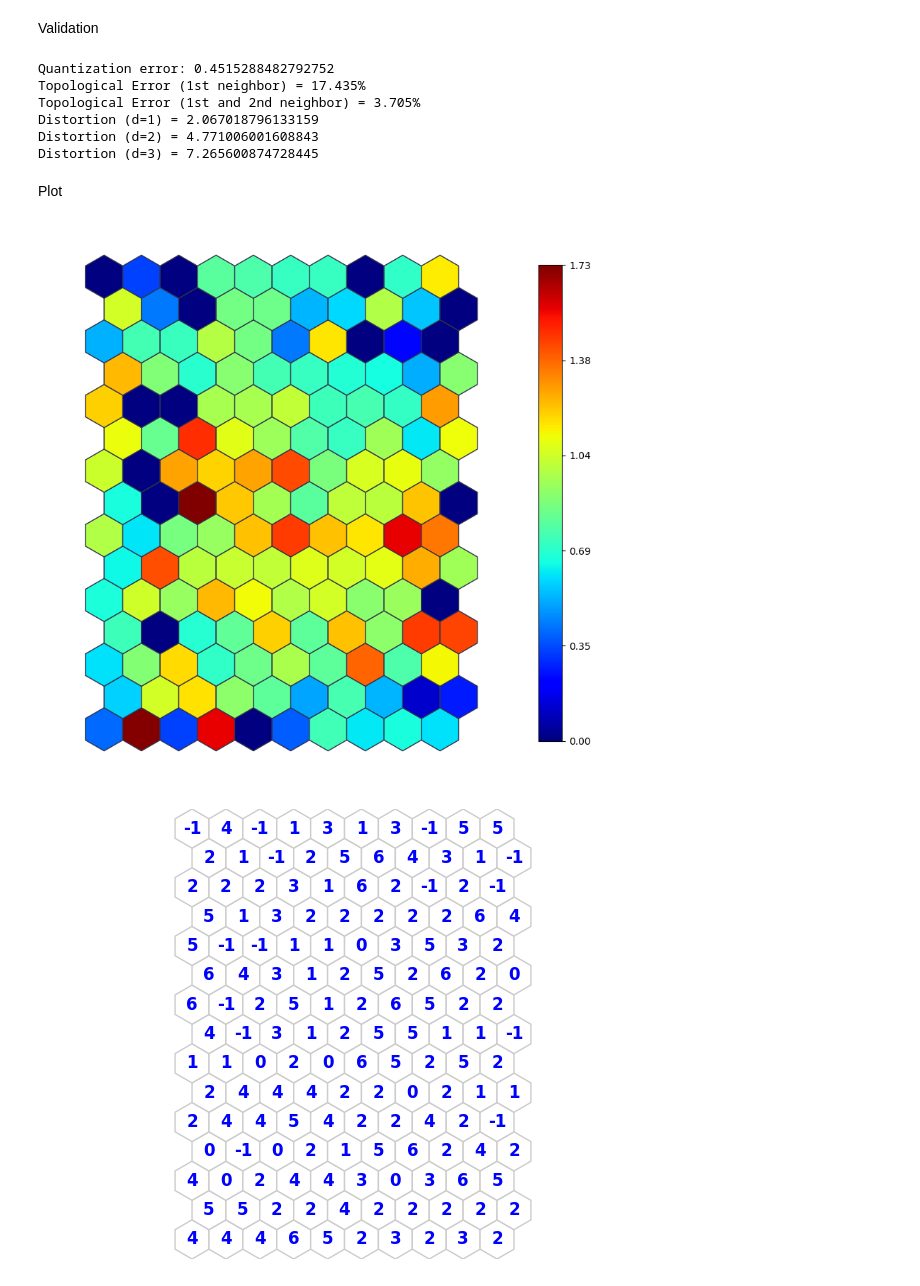
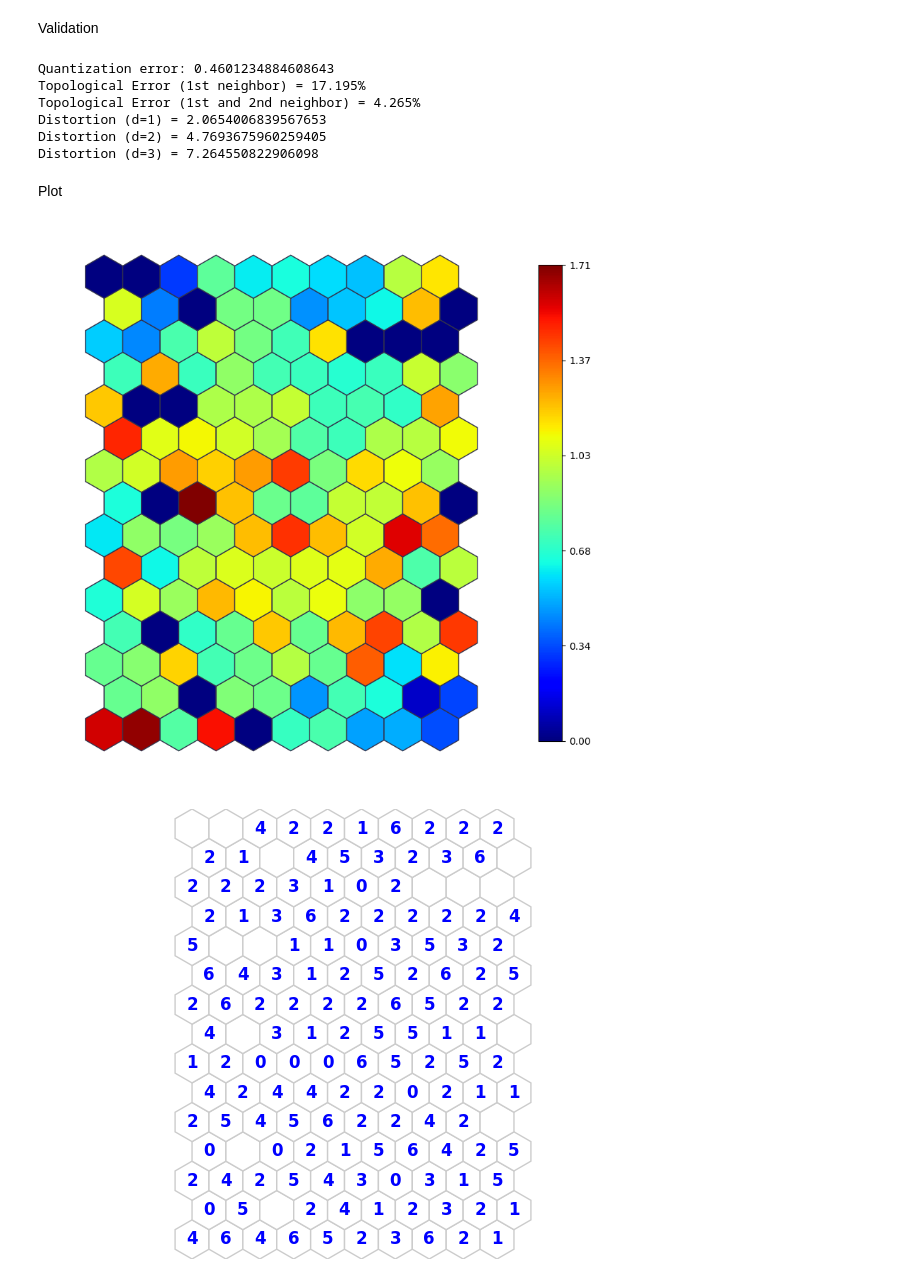
Before and after one commit to amir-jafari/SOM, a Jupyter notebook: examples/Tabular/Forest/Forest.ipynb, the cells around one changed output. Drawn from its saved outputs; the diff is of its cells as text; code cells hidden in the pictures.

```diff
--- a/examples/Tabular/Forest/Forest.ipynb
+++ b/examples/Tabular/Forest/Forest.ipynb
@@ -22,9 +23,16 @@ import os
 Path Setting
 # %%
 from google.colab import drive
+import os
+
 drive.mount('/content/drive')
 
 abs_path = '/content/drive/MyDrive/Colab Notebooks/DATS6501_Capstone/Examples/'
 data_path = abs_path + 'data/'
+model_path = abs_path + 'models/'
+output_path = abs_path + 'outputs/'
+
+Init_Som_File = model_path + "SOM_init_forest_Seed_" + str(SEED) + '_Size_' + str(SOM_Row_Num) + 'x' + str(SOM_Col_Num) + '.pkl'
+Train_Som_File =  model_path + "SOM_Model_forest_Epoch_" + str(Epochs) + "_Seed_" + str(SEED) + '_Size_' + str(SOM_Row_Num) + 'x' + str(SOM_Col_Num) + '.pkl'
 # %% [output]
 Drive already mounted at /content/drive; to attempt to forcibly remount, call drive.mount("/content/drive", force_remount=True).
@@ -31,3 +41,12 @@ Drive already mounted at /content/drive; to attempt to forcibly remount, call dr
+# %%
+# Flag to initialize the som (True), or load previously initialized (False)
+Init_Flag = True
+# Flag to save initialized model
+Init_Save_Flag = False
+# Flag to train the som, or load previously trained
+Train_Flag = True
+# Flag to save trained model
+Save_SOM_Flag = False
 # %% [markdown]
 Set Parameters
 # %%
@@ -121,0 +118,22 @@ Current Time = 22:18:25
+# %%
+# Train the NETWORK
+if Train_Flag:
+  if Init_Flag:
+    som_net = SOM(Dimensions)
+    som_net.init_w(X1)
+    if Init_Save_Flag:
+      with open(Init_Som_File, 'wb') as f:
+        pickle.dump(som_net, f)
+  else:
+    with open(Init_Som_File, 'rb') as f:
+      som_net = pickle.load(f)
+
+  som_net.train(X, Init_neighborhood, Epochs, Steps)
+
+  if Save_SOM_Flag:
+    with open(Train_Som_File, 'wb') as f:
+      pickle.dump(som_net, f)
+
+else:
+  with open(Train_Som_File, 'rb') as f:
+    som_net = pickle.load(f)
@@ -192,12 +228,12 @@ for d in dd:
     distortion = np.sum(np.multiply(temp, x_w_dist))/factor2
     print('Distortion (d='+str(d)+') = ' + str(distortion))
 # %% [output]
-Quantization error: 0.4515288482792752
-Topological Error (1st neighbor) = 17.435%
-Topological Error (1st and 2nd neighbor) = 3.705%
-Distortion (d=1) = 2.067018796133159
-Distortion (d=2) = 4.771006001608843
-Distortion (d=3) = 7.265600874728445
+Quantization error: 0.4601234884608643
+Topological Error (1st neighbor) = 17.195%
+Topological Error (1st and 2nd neighbor) = 4.265%
+Distortion (d=1) = 2.0654006839567653
+Distortion (d=2) = 4.7693675960259405
+Distortion (d=3) = 7.264550822906098
 # %% [markdown]
 Plot
 # %%
@@ -206,48 +242,48 @@ Plot
 fig11, ax11, pathces, cbar = som_net.simple_grid(mdist, net_ones)
 plt.show()
 # %% [output]
-[figure, old version]
+[figure, new version]
 # %%
 # Labeled SOM
 # Assign label of closest input to each weight
 # plt_top_labeled(target, dist)
 closest_input_index = [item[0] if len(item) > 0 else -1 for item in Clust]
 cluster_labels = [target[item] if item != -1 else -1 for item in closest_input_index]
-converted_labels = [str(int(x[0]) if isinstance(x, list) else x) for x in cluster_labels]
+converted_labels = [str(int(x[0]) if isinstance(x, list) else " ") for x in cluster_labels]
 
 w = som_net.w
 pos = som_net.pos
 numNeurons = som_net.numNeurons
 z = np.sqrt(0.75)
 shapex = np.array([-1, 0, 1, 1, 0, -1]) * 0.5
 shapey = np.array([1, 2, 1, -1, -2, -1]) * (z / 3)
 
 fig12, ax12 = plt.subplots(frameon=False)
 ax12.axis('off')
 plt.axis('equal')
 xmin = np.min(pos[0]) + np.min(shapex)
 xmax = np.max(pos[0]) + np.max(shapex)
 ymin = np.min(pos[1]) + np.min(shapey)
 ymax = np.max(pos[1]) + np.max(shapey)
 ax12.set_xlim([xmin, xmax])
 ax12.set_ylim([ymin, ymax])
 
 patches = []
 for i in range(numNeurons):
     temp = plt.fill(pos[0, i] + shapex, pos[1, i] + shapey, facecolor=(1, 1, 1), edgecolor=(0.8, 0.8, 0.8))
     patches.append(temp)
 
 text = []
 for i in range(numNeurons):
     temp = plt.text(pos[0, i], pos[1, i], converted_labels[i], horizontalalignment='center', verticalalignment='center', color='b')
     temp._fontproperties._weight = 'bold'
     temp._fontproperties._size = 12.0
     text.append(temp)
 
 fig12.tight_layout()
 plt.show()
 # %% [output]
-[figure, old version]
+[figure, new version]
 # %%
 # Hit histogram
 fig13, ax13, patches13, text13 = som_net.hit_hist(X, True)
```
Also changed, not shown: parts of 11 cells of this notebook.
